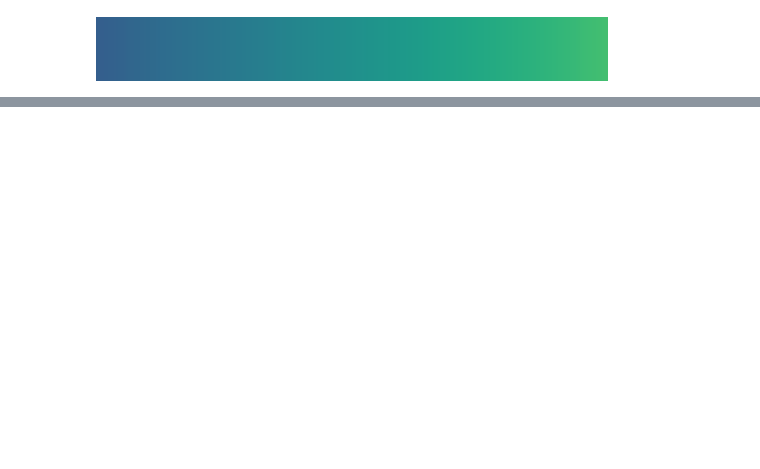
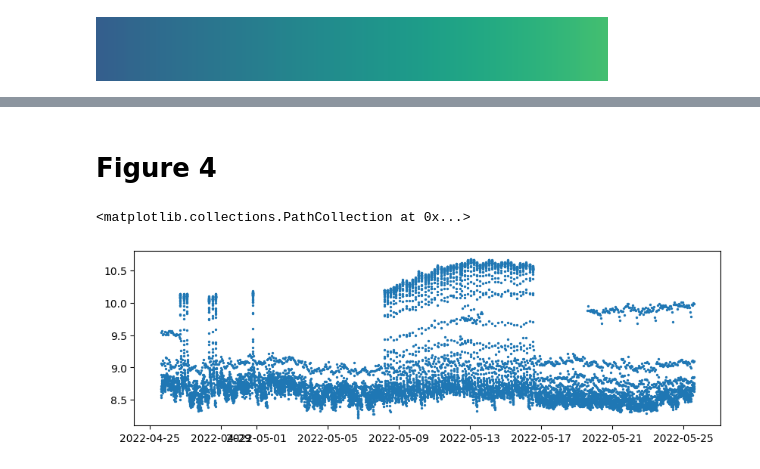
Before and after one commit to kLabUM/data-validation, a Jupyter notebook: figures.ipynb, the cells around one changed output, grey strips where cells are left out. Cells and saved outputs as stored; diff of their text form; code cells hidden in the pictures; blank space fills up the shorter version.

```diff
--- a/figures.ipynb
+++ b/figures.ipynb
@@ -244,30 +94,0 @@ obst_sim = (data @ mean_o.flatten()) # calculate dataset similarity to obstructe
-# %%
-fig, ax = plt.subplots(ncols=3, figsize=(15,5), gridspec_kw={'width_ratios':[0.9,0.9,1]})
-im = ax[1].imshow(mean_o, cmap='cool', aspect='auto',vmin=0, vmax=0.6)
-ax[1].set_title("Obstructed")
-ax[0].imshow(mean_c, cmap='cool', aspect='auto',vmin=0, vmax=0.6)
-ax[0].set_title("Valid")
-ax[0].set_xlabel("Derivative")
-ax[0].set_ylabel("Value")
-ax[1].set_xlabel("Derivative")
-ax[1].set_ylabel("Value")
-cax = fig.add_axes([0.64, 0.15, 0.02, 0.75])
-fig.colorbar(im, orientation='vertical', cax=cax, label="Unit-scale histogram count")
-
-ax[2].scatter(clean_sim, obst_sim, c=y, cmap='cool', marker='o')
-ax[2].set_xlabel("Similarity to valid phase portrait")
-ax2 = ax[2].twinx()
-ax[2].set_yticks([])
-ax2.set_ylabel("Similarity to obstructed phase portrait")
-ax[2].set_box_aspect(1.25)
-
-# define a custom legend
-cmap = plt.get_cmap('cool')
-cool = truncate_colormap(cmap, 0, 1.0)
-legend_elements = [Line2D([0], [0], marker='o', linewidth=0, markerfacecolor=cool(0),c=cool(0), label='valid'),
-                   Line2D([0], [0], marker='o', linewidth=0, markerfacecolor=cool(0.99),c=cool(0.99), label='obstructed',)]
-ax[2].legend(handles=legend_elements)
-
-plt.rc('font', size=12)
-plt.tight_layout()
-# plt.savefig("figure3a.png")
@@ -600,0 +127,2 @@ dbscan_detection(df)
+# %% [markdown]
+# Figure 4
@@ -600,0 +194,8 @@ dbscan_detection(df)
+# %%
+col = pH_meta.iloc[12]
+data = import_ph_data(col['node_id'], col['start'], col['end'])
+fig, ax = plt.subplots(figsize=(10,3))
+plt.scatter(data.index, data['Value'], s=2)
+# %% [output]
+<matplotlib.collections.PathCollection at 0x...>
+[figure, added]
```
Also changed, not shown: parts of 58 cells of this notebook, 1 other file.
